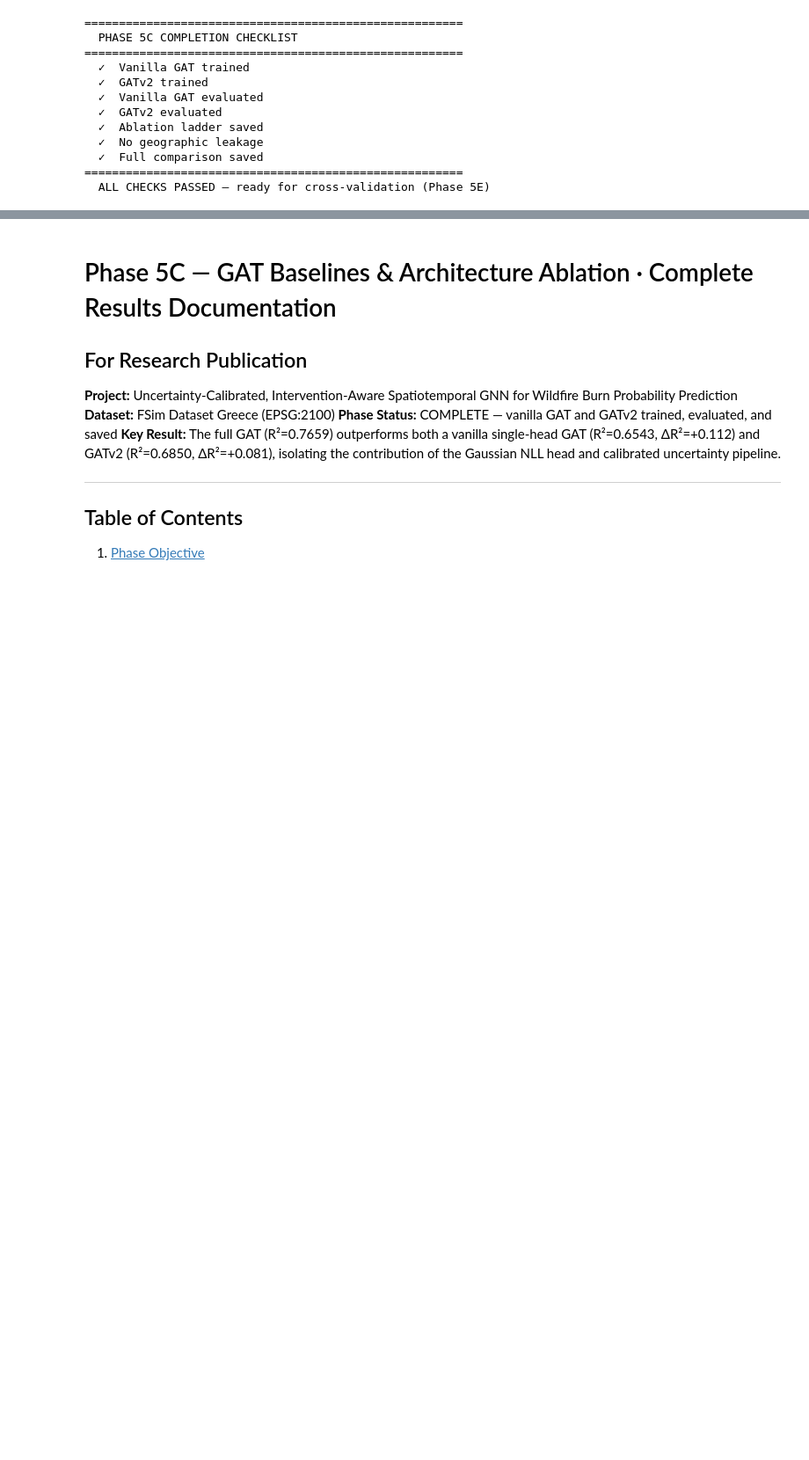
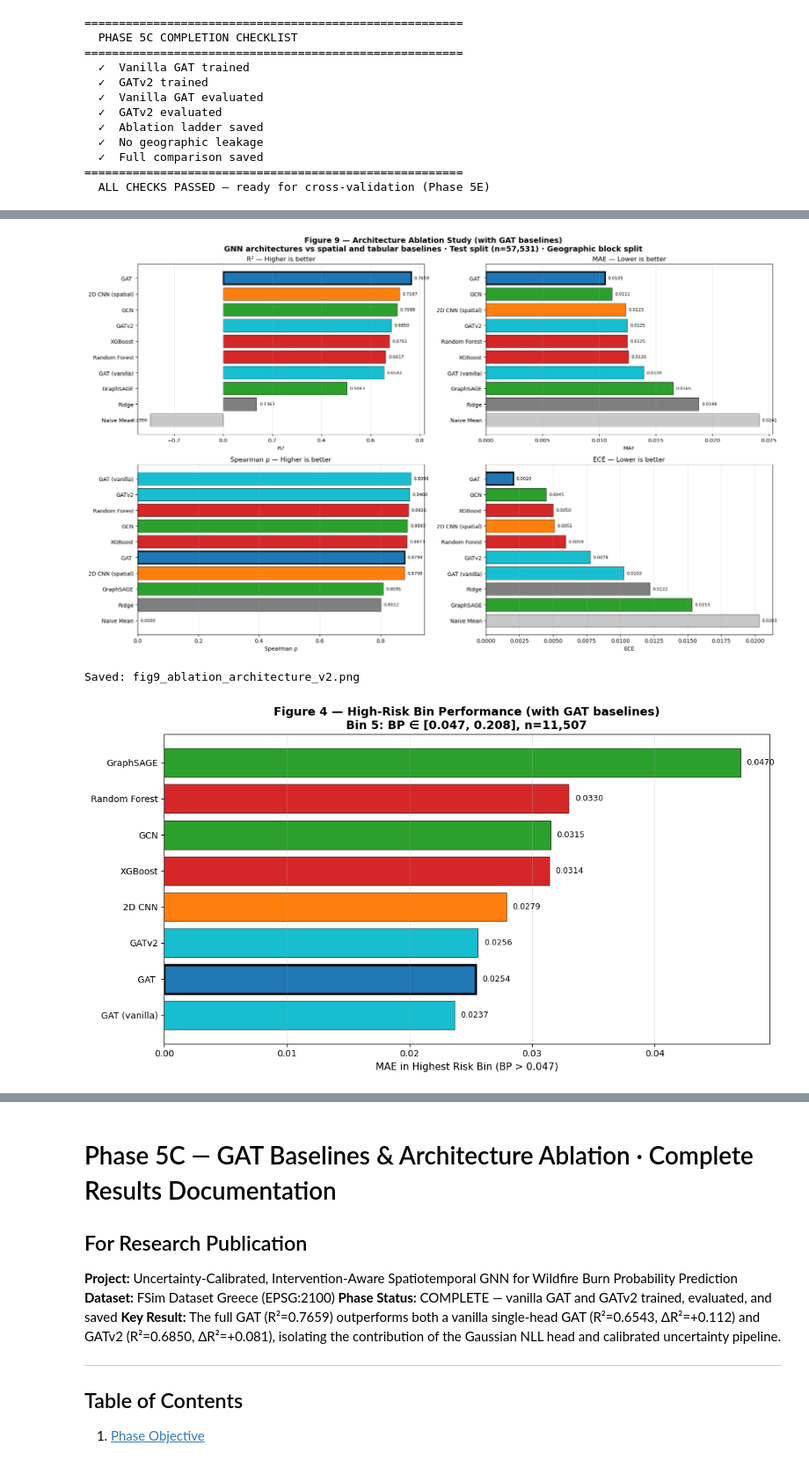
Before and after one commit to dilrabonu/spatiotemporal-gnn-wildfire-risk, a Jupyter notebook: notebooks/05c_gat_baselines.ipynb, the cells around one changed output, grey strips where cells are left out. Shown at 88% size. Cells and saved outputs as stored; diff of their text form; code cells hidden in the pictures; blank space fills up the shorter version.

```diff
--- a/notebooks/05c_gat_baselines.ipynb
+++ b/notebooks/05c_gat_baselines.ipynb
@@ -342,0 +424,77 @@ print('  ALL CHECKS PASSED — ready for cross-validation (Phase 5E)'
+# %%
+metrics9 = [
+    ("r2",       "R\u00b2 \u2014 Higher is better",        False),
+    ("mae",      "MAE \u2014 Lower is better",             True),
+    ("spearman", "Spearman \u03c1 \u2014 Higher is better", False),
+    ("ece",      "ECE \u2014 Lower is better",             True),
+]
+fig, axes = plt.subplots(2, 2, figsize=(18, 11))
+fig.suptitle("Figure 9 \u2014 Architecture Ablation Study (with GAT baselines)\n"
+             "GNN architectures vs spatial and tabular baselines \u00b7 "
+             "Test split (n=57,531) \u00b7 Geographic block split",
+             fontsize=14, fontweight="bold")
+for ax, (col, title, lower_better) in zip(axes.ravel(), metrics9):
+    d = FIG_DATA.sort_values(col, ascending=not lower_better)
+    y = np.arange(len(d))
+    bars = ax.barh(y, d[col], color=[COLORS[f] for f in d["family"]],
+                   edgecolor="black", linewidth=0.5)
+    for bar, fam in zip(bars, d["family"]):
+        if fam == "gnn_primary":
+            bar.set_edgecolor("black"); bar.set_linewidth(2.5)
+    ax.set_yticks(y); ax.set_yticklabels(d["model"], fontsize=10)
+    ax.set_xlabel("Spearman \u03c1" if col == "spearman" else col.upper(), fontsize=10)
+    ax.set_title(title, fontsize=12)
+    span = ax.get_xlim()[1] - ax.get_xlim()[0]
+    for yi, v in zip(y, d[col]):
+        ax.text(v + (span * 0.01 if v >= 0 else -span * 0.01), yi, f"{v:.4f}",
+                va="center", ha="left" if v >= 0 else "right", fontsize=8)
+    ax.grid(axis="x", alpha=0.3)
+plt.tight_layout()
+out9 = PAPER_FIG_DIR / "fig9_ablation_architecture_v2.png"
+plt.savefig(out9, dpi=200, bbox_inches="tight")
+plt.show()
+print("Saved:", out9.name)
+
+
+fig, ax = plt.subplots(figsize=(11, 6))
+y = np.arange(len(BIN5))
+bars = ax.barh(y, BIN5["bin5_mae"], color=[COLORS[f] for f in BIN5["family"]],
+               edgecolor="black", linewidth=0.5)
+for bar, fam in zip(bars, BIN5["family"]):
+    if fam == "gnn_primary":
+        bar.set_edgecolor("black"); bar.set_linewidth(2.5)
+ax.set_yticks(y); ax.set_yticklabels(BIN5["model"], fontsize=10)
+for yi, v in zip(y, BIN5["bin5_mae"]):
+    ax.text(v + 0.0005, yi, f"{v:.4f}", va="center", fontsize=9)
+ax.set_xlabel("MAE in Highest Risk Bin (BP > 0.047)", fontsize=11)
+ax.set_title("Figure 4 \u2014 High-Risk Bin Performance (with GAT baselines)\n"
+             "Bin 5: BP \u2208 [0.047, 0.208], n=11,507",
+             fontsize=13, fontweight="bold")
+ax.grid(axis="x", alpha=0.3)
+plt.tight_layout()
+out4 = PAPER_FIG_DIR / "fig4_binned_evaluation_v2.png"
+plt.savefig(out4, dpi=200, bbox_inches="tight")
+plt.show()
+print("Saved:", out4.name)
+
+print("\nAll paper figures regenerated with GAT baselines:")
+for f in ["fig2_model_comparison_v2.png",
+          "fig9_ablation_architecture_v2.png",
+          "fig4_binned_evaluation_v2.png"]:
+    p = PAPER_FIG_DIR / f
+    print(f"  {'OK ' if p.exists() else 'MISSING '} {f}")
+
+BIN5 = pd.DataFrame([
+    ("GraphSAGE",     0.04700, "gnn"),
+    ("Random Forest", 0.03300, "tab"),
+    ("GCN",           0.03150, "gnn"),
+    ("XGBoost",       0.03140, "tab"),
+    ("2D CNN",        0.02790, "cnn"),
+    ("GATv2",         0.02556, "gnn_5c"),
+    ("GAT (vanilla)", 0.02365, "gnn_5c"),
+    ("GAT",    0.02542, "gnn_primary"),
+], columns=["model", "bin5_mae", "family"]).sort_values("bin5_mae", ascending=True)
+# %% [output]
+[figure, added]
+Saved: fig9_ablation_architecture_v2.png
+[figure, added]
```
Also changed, not shown: parts of 3 cells of this notebook, 3 other files.
